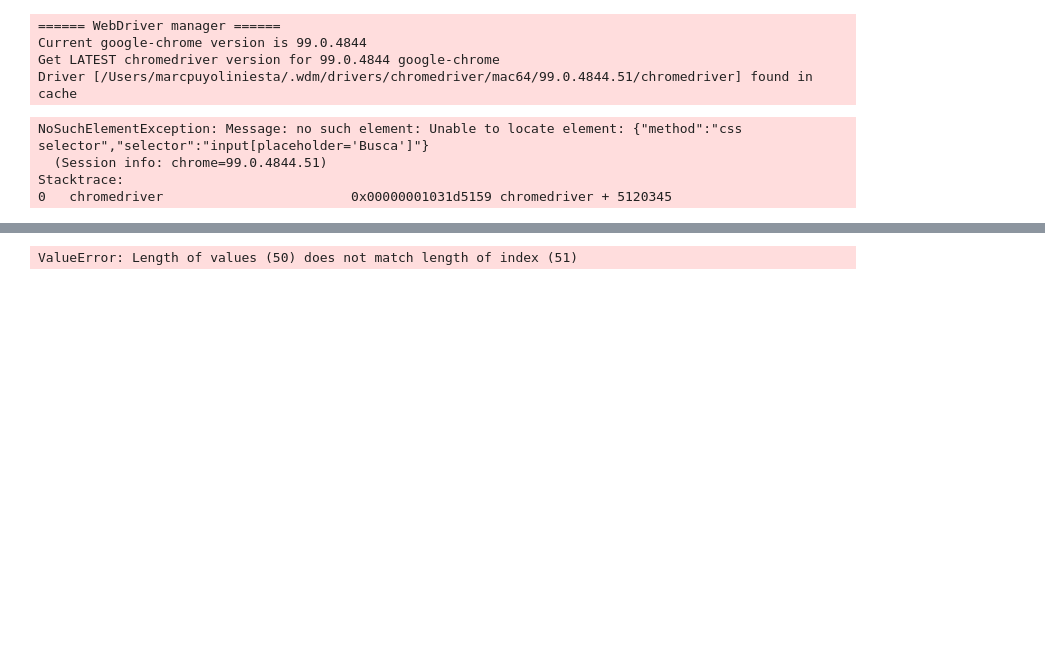
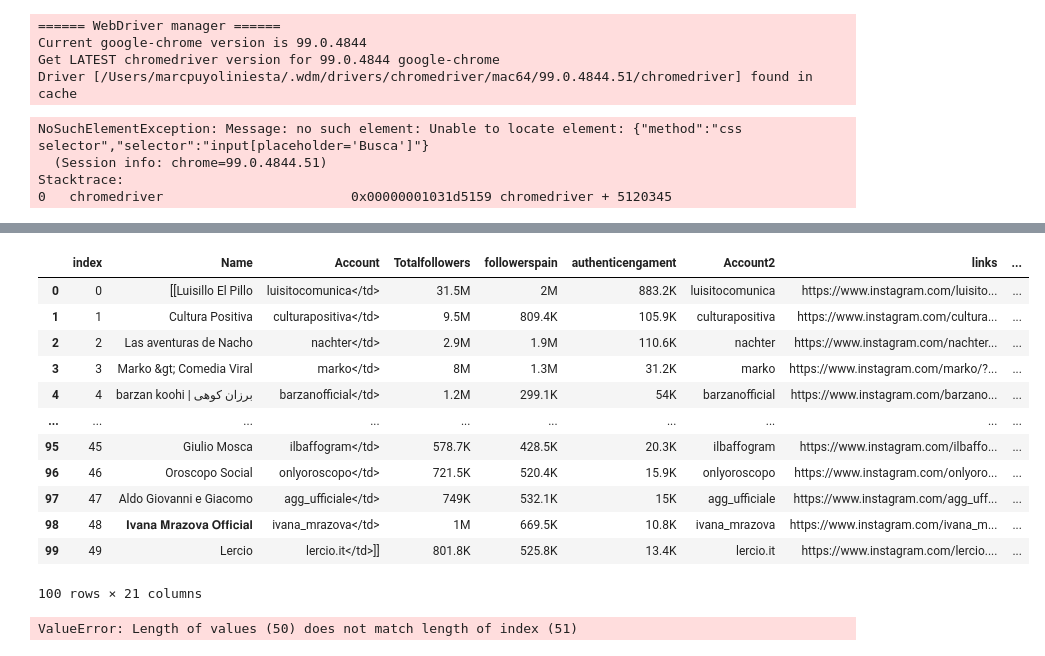
Before and after one commit to MpiPuin12/Marc-Puyol-Iniesta, a Jupyter notebook: Final Project2-3.ipynb, the cells around one changed output, grey strips where cells are left out. Drawn from its saved outputs; the diff is of its cells as text; code cells hidden in the pictures; blank space fills up the shorter version.

```diff
--- a/Final Project2-3.ipynb
+++ b/Final Project2-3.ipynb
@@ -322,8 +323,9 @@ def humoristasitalia(x):
         account=list(df['Account'])
         for i in account:
             account=i.replace('</td>','')
+            account=account.replace(']]','')
             account2.append(account)
-            df['Account2']= account2
+        df['Account2']= account2
         for i in account2:
             links.append('https://www.instagram.com/'+i+'/?hl=es')
         df['links']=links
@@ -576,0 +605,16 @@ Humor['%offemales']= females(Humor['Account2'])
+# %%
+Humor
+# %% [output]
+|  | index | Name | Account | Totalfollowers | followerspain | authenticengament | Account2 | links | ... |
+| 0 | 0 | [[Luisillo El Pillo | luisitocomunica</td> | 31.5M | 2M | 883.2K | luisitocomunica | https://www.instagram.com/luisito... | ... |
+| 1 | 1 | Cultura Positiva | culturapositiva</td> | 9.5M | 809.4K | 105.9K | culturapositiva | https://www.instagram.com/cultura... | ... |
+| 2 | 2 | Las aventuras de Nacho | nachter</td> | 2.9M | 1.9M | 110.6K | nachter | https://www.instagram.com/nachter... | ... |
+| 3 | 3 | Marko &gt; Comedia Viral | marko</td> | 8M | 1.3M | 31.2K | marko | https://www.instagram.com/marko/?... | ... |
+| 4 | 4 | barzan koohi | برزان کوهی | barzanofficial</td> | 1.2M | 299.1K | 54K | barzanofficial | https://www.instagram.com/barzano... | ... |
+| ... | ... | ... | ... | ... | ... | ... | ... | ... | ... |
+| 95 | 45 | Giulio Mosca | ilbaffogram</td> | 578.7K | 428.5K | 20.3K | ilbaffogram | https://www.instagram.com/ilbaffo... | ... |
+| 96 | 46 | Oroscopo Social | onlyoroscopo</td> | 721.5K | 520.4K | 15.9K | onlyoroscopo | https://www.instagram.com/onlyoro... | ... |
+| 97 | 47 | Aldo Giovanni e Giacomo | agg_ufficiale</td> | 749K | 532.1K | 15K | agg_ufficiale | https://www.instagram.com/agg_uff... | ... |
+| 98 | 48 | 𝐈𝐯𝐚𝐧𝐚 𝐌𝐫𝐚𝐳𝐨𝐯𝐚 𝐎𝐟𝐟𝐢𝐜𝐢𝐚𝐥 | ivana_mrazova</td> | 1M | 669.5K | 10.8K | ivana_mrazova | https://www.instagram.com/ivana_m... | ... |
+| 99 | 49 | Lercio | lercio.it</td>]] | 801.8K | 525.8K | 13.4K | lercio.it | https://www.instagram.com/lercio.... | ... |
+100 rows × 21 columns
```
Also changed, not shown: parts of 94 cells of this notebook, 9 other files.
